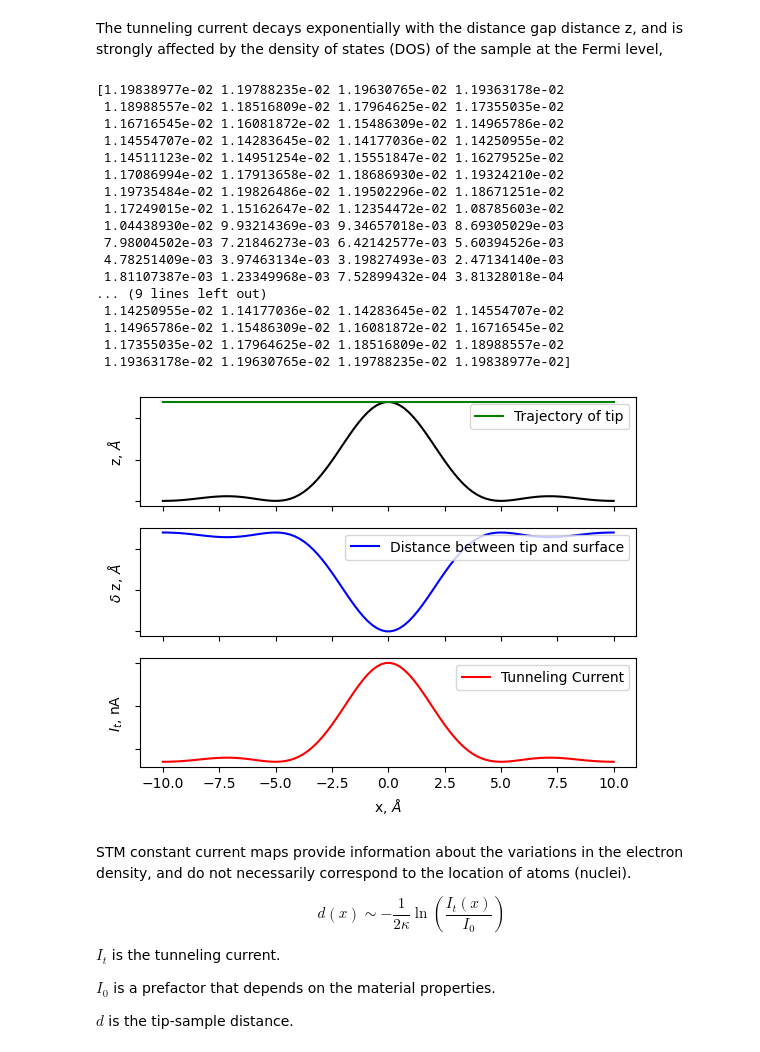
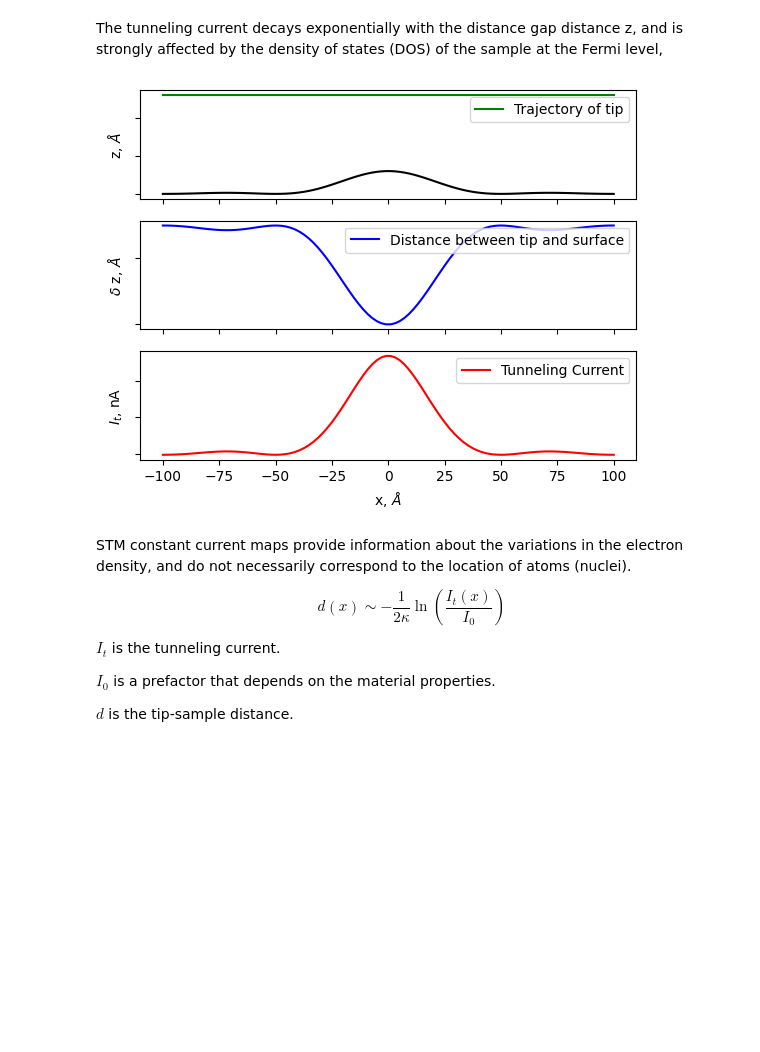
Before and after one commit to MariyaSV78/notebook_STM, a Jupyter notebook: STM/STM.ipynb, the cells around one changed output. Saved outputs shown, nothing was run; the diff lists cells and outputs as text; code cells hidden in the pictures; blank space fills up the shorter version.

```diff
--- a/STM/STM.ipynb
+++ b/STM/STM.ipynb
@@ -330,17 +240,17 @@ from scipy.integrate import cumtrapz
 I0 = 1.0  # Adjust as needed
 m = 9.11e-31*6.24e18 #Electron mass in eV*s^2/m^2 -> kg = J s^2/m^2 -> J = 6,24e18 eV -> 5,68e-12 eVs^2/m^2
 phi = 4.5  # Work function eV
-V = 0.0003 # Applied voltage in V
+V = 0.3 # Applied voltage in eV
 
-k = (np.sqrt(2 * m * (phi - V))/6.5821e-16) # is the wave vector in 1/A, if V is low.
-print (k)
+k = (np.sqrt(2 * m * (phi - V))/h) # is the wave vector in 1/A, if V is low.
+print(f"k = {k*1e-9:.4} 1/nm")
 
 # Calculate the varying tip-sample separation (distance) from the surface profile
 z = np.linspace(0, 5e-10, 100)
 tunneling_current = I0 * np.exp(-2 * k * z) # redused Planck constant in 6.5821e-16 eV*s or 1.054e-34 J*s
 
 # Plot the results
-plt.plot(z, tunneling_current,label='Tunneling Current')
+plt.plot(z*1e10, tunneling_current,label='Tunneling Current')
 plt.xlabel('z, $\AA$')
 plt.ylabel('$I_{t}$, A')
 plt.title('Tunneling Current vs Barrier width')
@@ -360,73 +270,53 @@ is strongly affected by the density of states (DOS) of the sample at the Fermi l
     - dependence of the tunnel current on the distance between the tip and the surface of the sample (Fig.1c);
 
 """
-import numpy as np
-import matplotlib.pyplot as plt
 
 # Surface profile function sinc^2(x)
 # Parameters for scaling and shifting
-width_scaling_factor = 0.2 # Adjust this value to widen or narrow the peak
-height_scaling_factor = 0.3  # Adjust this value to lower or raise the entire function
+width_scaling_factor = 5e-9 # m Adjust this value to widen or narrow the peak
+height_scaling_factor = 0.3e-10  # m Adjust this value to lower or raise the entire function
 
 def surface_profile(x):
-    return height_scaling_factor * (width_scaling_factor * np.sinc(width_scaling_factor * x))**2  # Example: sine wave profile
+    return height_scaling_factor * np.sinc(x / width_scaling_factor)**2  # Example: sine wave profile
 
 # Generate x values for the surface profile
-x_values = np.linspace(-10, 10, 100)
+x_values = np.linspace(-10e-9, 10e-9, 100)
 
 profile = surface_profile(x_values)
-z0 = np.max(profile) + 1e-9 # distance between the tip and sample's surface
+z0 = np.max(profile) + 1e-10 # distance between the tip and sample's surface
 z = z0 - profile
-print(z)
 # Calculate tunneling current at each position x
-tunneling_current_surface = I0 * np.exp(-2 * k * z*1e-9) #6.58e-16eV 1.054e-34
+tunneling_current_surface = I0 * np.exp(-2 * k * z) #6.58e-16eV 1.054e-34
 
 
 # Create a figure with two subplots stacked vertically
 fig, (ax0, ax1, ax2) = plt.subplots(3, 1, sharex=True)
 
 # Plot: Distance between tip and surface
-ax0.plot(x_values, profile, color='black') #label='Distance between tip and surface',
-ax0.plot(x_values, z0 * np.ones_like(x_values), label='Trajectory of tip', color='green' )  # Plotting z0(x)
+ax0.plot(x_values/1e-10, profile/1e-10, color='black') #label='Distance between tip and surface',
+ax0.plot(x_values/1e-10, z0/1e-10 * np.ones_like(x_values), label='Trajectory of tip', color='green' )  # Plotting z0(x)
 
 ax0.set_ylabel('z, $\AA$')
 ax0.set_yticklabels([])
 ax0.legend(loc='upper right', bbox_to_anchor=(1, 1))
 
 # Plot: Distance between tip and surface
-ax1.plot(x_values, z, label='Distance between tip and surface', color='blue') #
+ax1.plot(x_values/1e-10, z/1e-10, label='Distance between tip and surface', color='blue') #
 ax1.set_ylabel('$\delta$ z, $\AA$')
 ax1.set_yticklabels([])
 ax1.legend(loc='upper right', bbox_to_anchor=(1, 1))
 
 # Plot the results for power-law relationship on the second subplot
-ax2.plot(x_values, tunneling_current_surface, label='Tunneling Current', color='red')
+ax2.plot(x_values/1e-10, tunneling_current_surface, label='Tunneling Current', color='red')
 ax2.set_xlabel('x, $\AA$ ')
 ax2.set_yticklabels([])
 ax2.set_ylabel('$I_{t}$, nA')
 ax2.legend(loc='upper right', bbox_to_anchor=(1, 1))
 
 # plt.suptitle('Tunneling Current vs Tip-Sample Separation')
 plt.show()
 # %% [output]
-[1.19838977e-02 1.19788235e-02 1.19630765e-02 1.19363178e-02
- 1.18988557e-02 1.18516809e-02 1.17964625e-02 1.17355035e-02
- 1.16716545e-02 1.16081872e-02 1.15486309e-02 1.14965786e-02
- 1.14554707e-02 1.14283645e-02 1.14177036e-02 1.14250955e-02
- 1.14511123e-02 1.14951254e-02 1.15551847e-02 1.16279525e-02
- 1.17086994e-02 1.17913658e-02 1.18686930e-02 1.19324210e-02
- 1.19735484e-02 1.19826486e-02 1.19502296e-02 1.18671251e-02
- 1.17249015e-02 1.15162647e-02 1.12354472e-02 1.08785603e-02
- 1.04438930e-02 9.93214369e-03 9.34657018e-03 8.69305029e-03
- 7.98004502e-03 7.21846273e-03 6.42142577e-03 5.60394526e-03
- 4.78251409e-03 3.97463134e-03 3.19827493e-03 2.47134140e-03
- 1.81107387e-03 1.23349968e-03 7.52899432e-04 3.81328018e-04
-... (9 lines left out)
- 1.14250955e-02 1.14177036e-02 1.14283645e-02 1.14554707e-02
- 1.14965786e-02 1.15486309e-02 1.16081872e-02 1.16716545e-02
- 1.17355035e-02 1.17964625e-02 1.18516809e-02 1.18988557e-02
- 1.19363178e-02 1.19630765e-02 1.19788235e-02 1.19838977e-02]
-[figure, old version]
+[figure, new version]
 # %% [markdown]
 STM constant current maps provide information about the variations in the
 electron density, and do not necessarily correspond to the location of atoms (nuclei).
```
Also changed, not shown: parts of 5 cells of this notebook.
